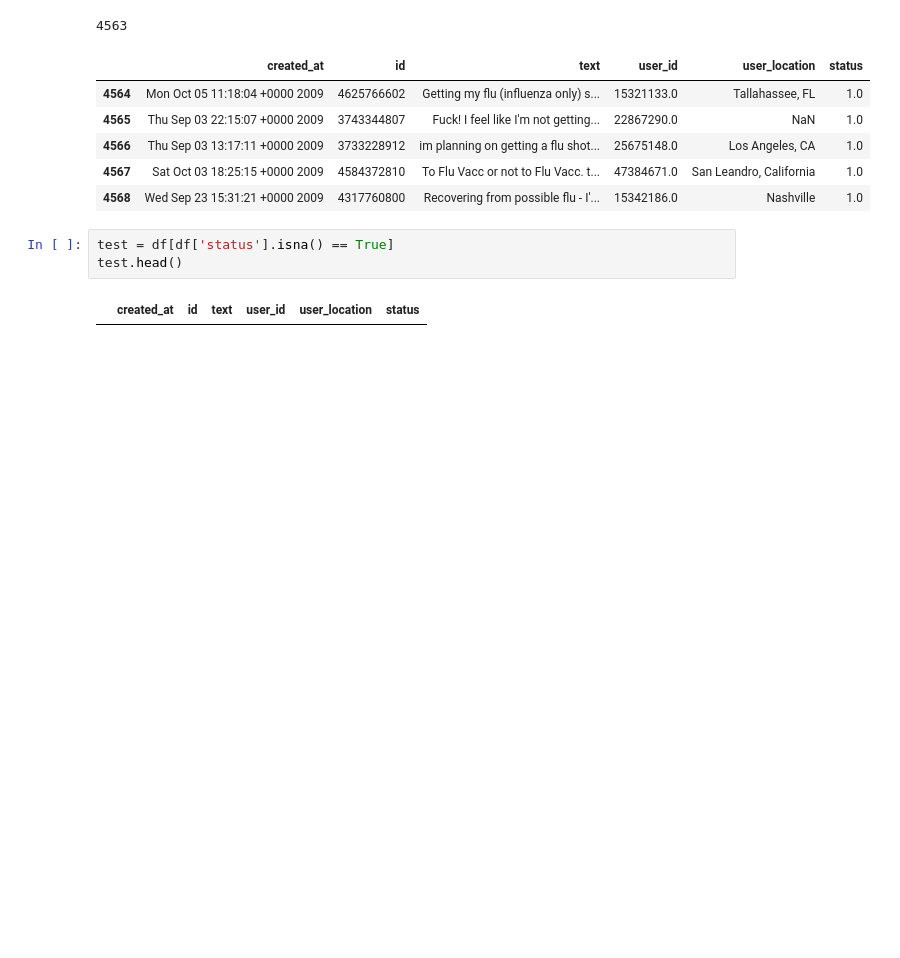
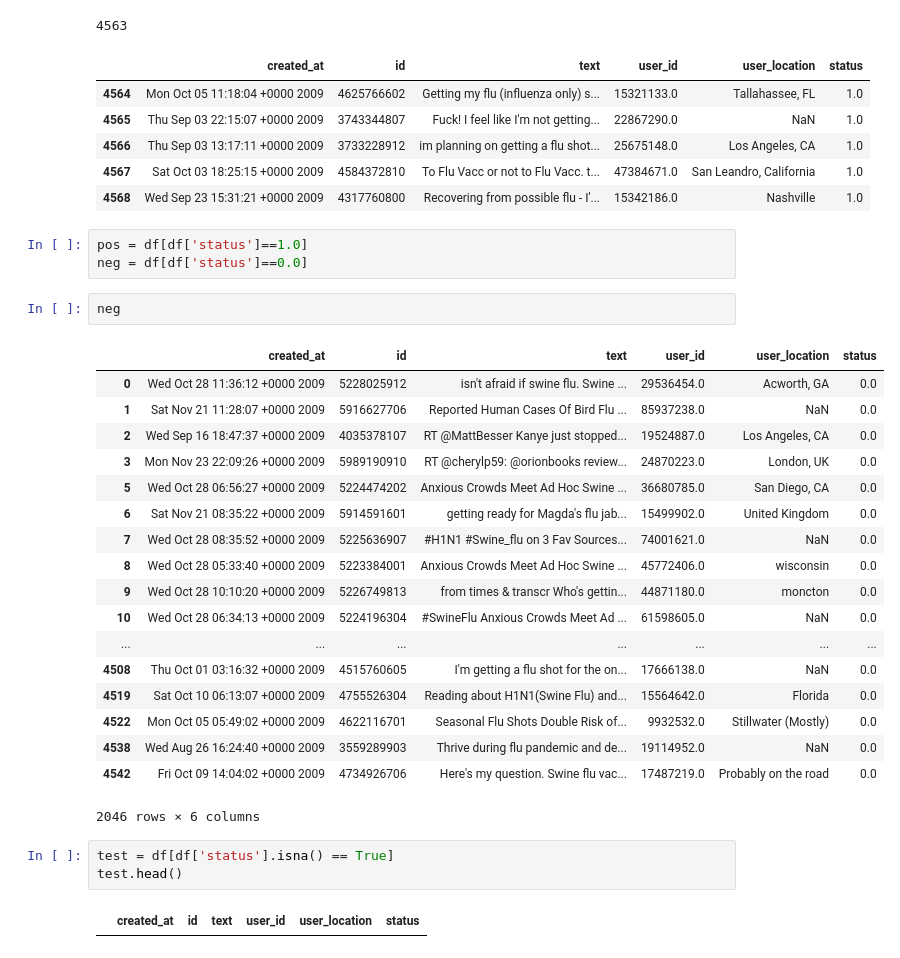
Before and after one commit to paulinaczheng/twitter_flu_tracking, a Jupyter notebook: MVP Pipeline Overview.ipynb, the cells around one changed output. Saved outputs shown, nothing was run; the diff lists cells and outputs as text; blank space fills up the shorter version.

```diff
--- a/MVP Pipeline Overview.ipynb
+++ b/MVP Pipeline Overview.ipynb
@@ -18,6 +18,30 @@ display(df.tail())
 | 4566 | Thu Sep 03 13:17:11 +0000 2009 | 3733228912 | im planning on getting a flu shot... | 25675148.0 | Los Angeles, CA | 1.0 |
 | 4567 | Sat Oct 03 18:25:15 +0000 2009 | 4584372810 | To Flu Vacc or not to Flu Vacc. t... | 47384671.0 | San Leandro, California | 1.0 |
 | 4568 | Wed Sep 23 15:31:21 +0000 2009 | 4317760800 | Recovering from possible flu - I'... | 15342186.0 | Nashville | 1.0 |
+# %%
+pos = df[df['status']==1.0]
+neg = df[df['status']==0.0]
+# %%
+neg
+# %% [output]
+|  | created_at | id | text | user_id | user_location | status |
+| 0 | Wed Oct 28 11:36:12 +0000 2009 | 5228025912 | isn't afraid if swine flu. Swine ... | 29536454.0 | Acworth, GA | 0.0 |
+| 1 | Sat Nov 21 11:28:07 +0000 2009 | 5916627706 | Reported Human Cases Of Bird Flu ... | 85937238.0 | NaN | 0.0 |
+| 2 | Wed Sep 16 18:47:37 +0000 2009 | 4035378107 | RT @MattBesser Kanye just stopped... | 19524887.0 | Los Angeles, CA | 0.0 |
+| 3 | Mon Nov 23 22:09:26 +0000 2009 | 5989190910 | RT @cherylp59: @orionbooks review... | 24870223.0 | London, UK | 0.0 |
+| 5 | Wed Oct 28 06:56:27 +0000 2009 | 5224474202 | Anxious Crowds Meet Ad Hoc Swine ... | 36680785.0 | San Diego, CA | 0.0 |
+| 6 | Sat Nov 21 08:35:22 +0000 2009 | 5914591601 | getting ready for Magda's flu jab... | 15499902.0 | United Kingdom | 0.0 |
+| 7 | Wed Oct 28 08:35:52 +0000 2009 | 5225636907 | #H1N1 #Swine_flu on 3 Fav Sources... | 74001621.0 | NaN | 0.0 |
+| 8 | Wed Oct 28 05:33:40 +0000 2009 | 5223384001 | Anxious Crowds Meet Ad Hoc Swine ... | 45772406.0 | wisconsin | 0.0 |
+| 9 | Wed Oct 28 10:10:20 +0000 2009 | 5226749813 | from times & transcr Who's gettin... | 44871180.0 | moncton | 0.0 |
+| 10 | Wed Oct 28 06:34:13 +0000 2009 | 5224196304 | #SwineFlu Anxious Crowds Meet Ad ... | 61598605.0 | NaN | 0.0 |
+| ... | ... | ... | ... | ... | ... | ... |
+| 4508 | Thu Oct 01 03:16:32 +0000 2009 | 4515760605 | I'm getting a flu shot for the on... | 17666138.0 | NaN | 0.0 |
+| 4519 | Sat Oct 10 06:13:07 +0000 2009 | 4755526304 | Reading about H1N1(Swine Flu) and... | 15564642.0 | Florida | 0.0 |
+| 4522 | Mon Oct 05 05:49:02 +0000 2009 | 4622116701 | Seasonal Flu Shots Double Risk of... | 9932532.0 | Stillwater (Mostly) | 0.0 |
+| 4538 | Wed Aug 26 16:24:40 +0000 2009 | 3559289903 | Thrive during flu pandemic and de... | 19114952.0 | NaN | 0.0 |
+| 4542 | Fri Oct 09 14:04:02 +0000 2009 | 4734926706 | Here's my question. Swine flu vac... | 17487219.0 | Probably on the road | 0.0 |
+2046 rows × 6 columns
 # %%
 test = df[df['status'].isna() == True]
 test.head()
```
Also changed, not shown: parts of 6 cells of this notebook, 2 other files.
